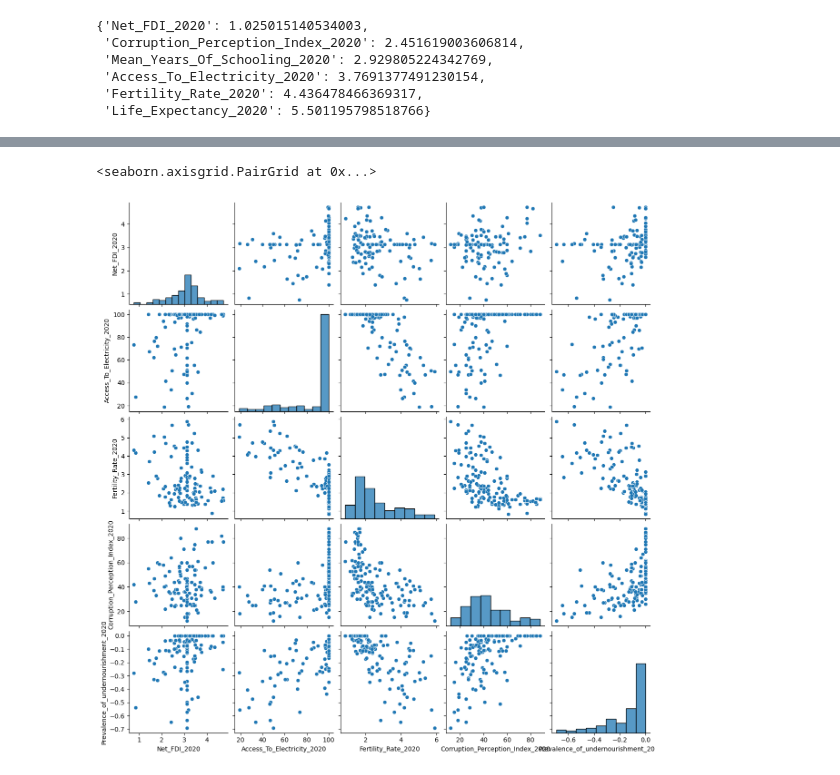
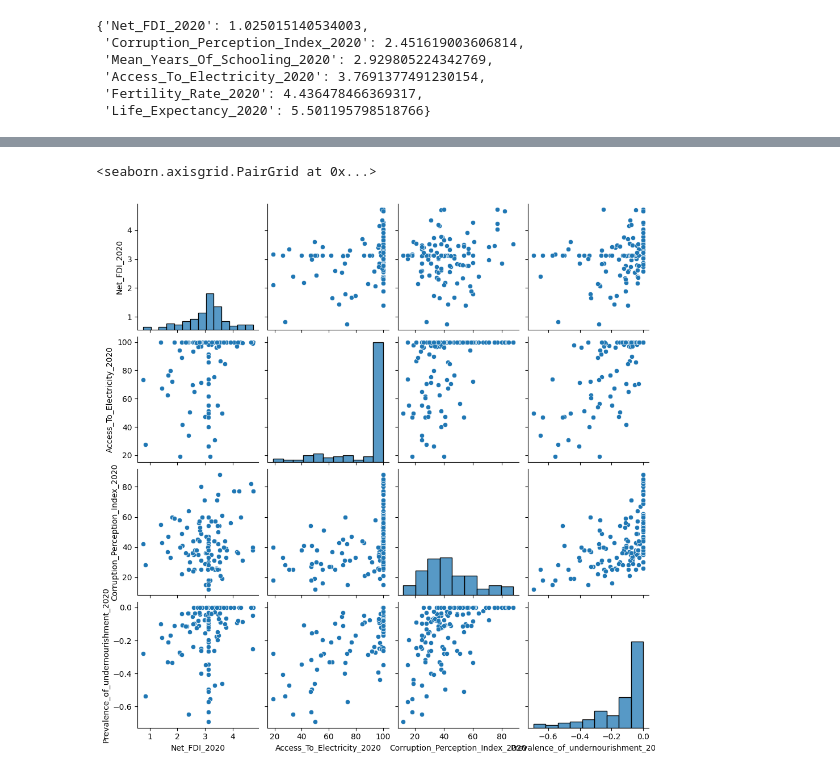
Before and after one commit to Sean2309/10.020_DataDrivenWorld_2D_Project-, a Jupyter notebook: Code/Modelling/linear_regression.ipynb, the cells around one changed output, grey strips where cells are left out. Saved outputs shown, nothing was run; the diff lists cells and outputs as text; code cells hidden in the pictures.

```diff
--- a/Code/Modelling/linear_regression.ipynb
+++ b/Code/Modelling/linear_regression.ipynb
@@ -491,18 +637,15 @@ NameError: name 'betas' is not defined
 # %%
-selected_combi = ['Net_FDI_2020', 'Access_To_Electricity_2020', 'Fertility_Rate_2020', 'Corruption_Perception_Index_2020']
-output_names = ['Prevalence_of_undernourishment_2020']
-
 df_features, df_target = get_features_targets(df, selected_combi, output_names)
 n = len(df_features.columns)
 df_features, df_target = remove_outliers(df_features, df_target)
 
 df_target = (df_target - df_target.min()) / (df_target.max() - df_target.min())
 df_target = -np.log(df_target+1)
 
 df_features[selected_combi[0]] = np.log10(df_features[selected_combi[0]])
 #df_features[selected_combi[2]] = 1 / df_features[selected_combi[2]]
 
 sns.pairplot(data=pd.concat([df_features, df_target], axis=1))
 # %% [output]
 <seaborn.axisgrid.PairGrid at 0x...>
-[figure, old version]
+[figure, new version]
```
Also changed, not shown: parts of 20 cells of this notebook.
